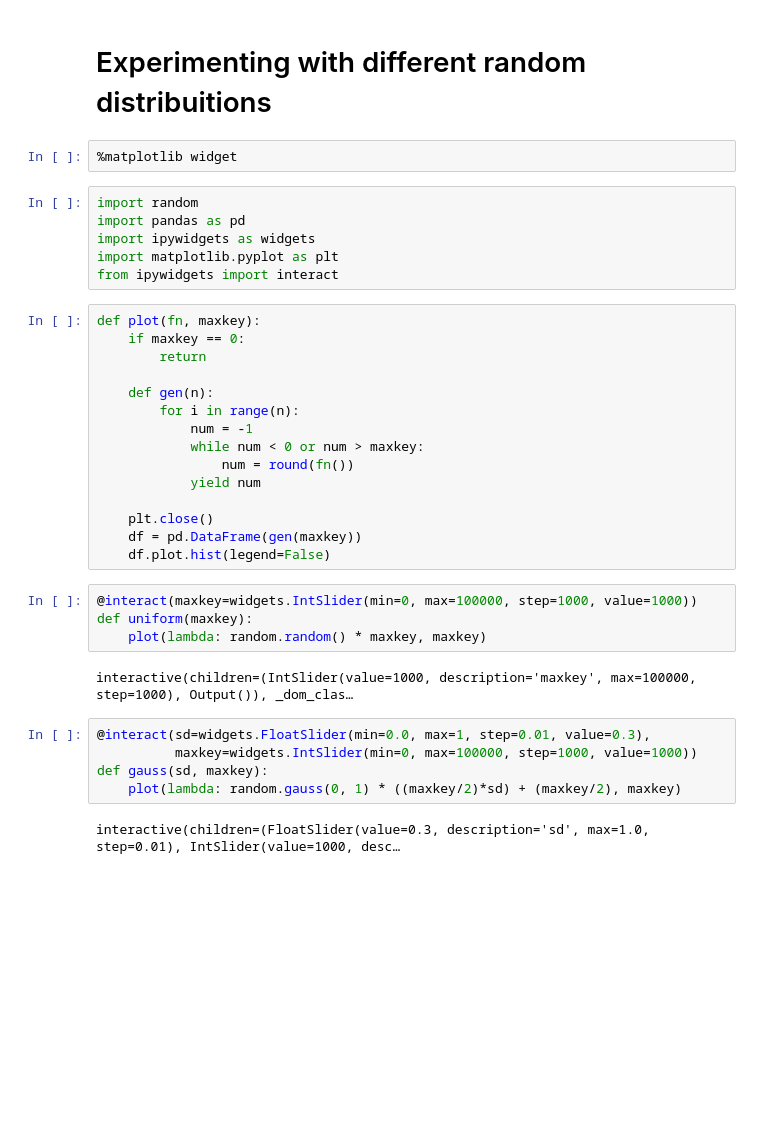
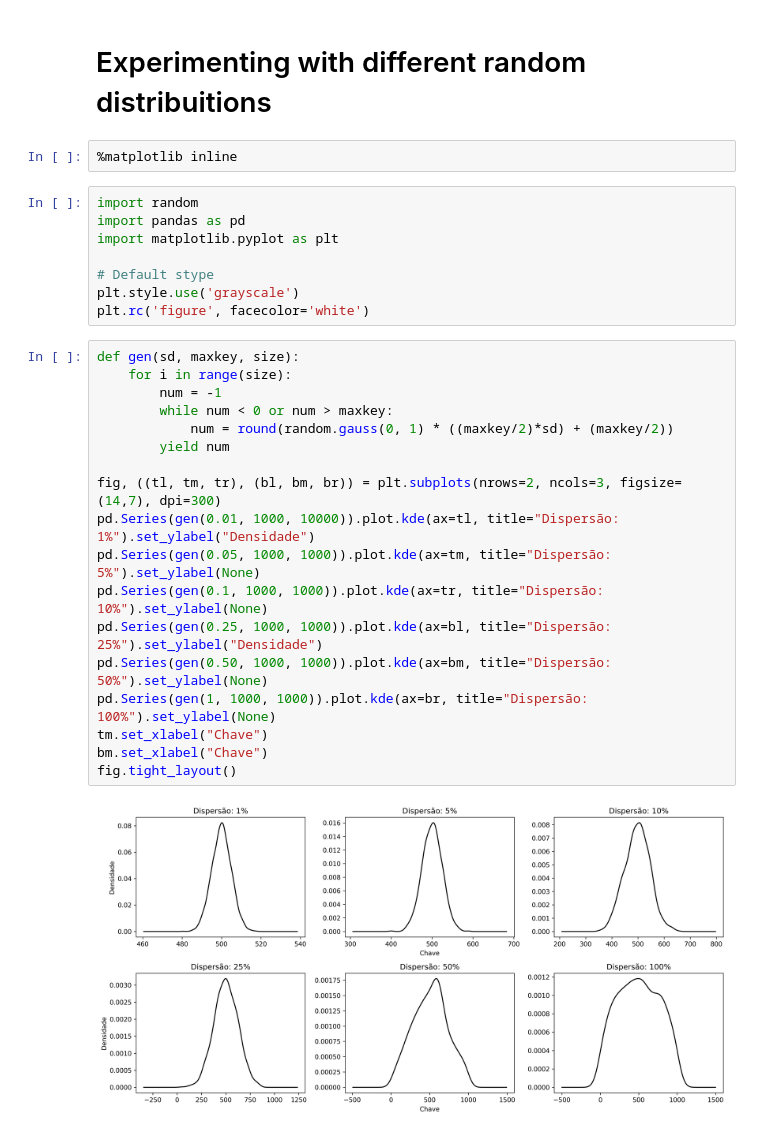
Before and after one commit to erickpintor/parallel-SMR, a Jupyter notebook: analysis/Random Distributions.ipynb, the cells around one changed output. Cells and saved outputs as stored; diff of their text form; blank space fills up the shorter version.

```diff
--- a/analysis/Random Distributions.ipynb
+++ b/analysis/Random Distributions.ipynb
@@ -1,38 +1,32 @@
 # %% [markdown]
 # Experimenting with different random distribuitions
 # %%
-%matplotlib widget
+%matplotlib inline
 # %%
 import random
 import pandas as pd
-import ipywidgets as widgets
 import matplotlib.pyplot as plt
-from ipywidgets import interact
+
+# Default stype
+plt.style.use('grayscale')
+plt.rc('figure', facecolor='white')
-# %%
-def plot(fn, maxkey):
-    if maxkey == 0:
-        return
-
-    def gen(n):
-        for i in range(n):
-            num = -1
-            while num < 0 or num > maxkey:
-                num = round(fn())
-            yield num
-
-    plt.close()
-    df = pd.DataFrame(gen(maxkey))
-    df.plot.hist(legend=False)
-# %%
-@interact(maxkey=widgets.IntSlider(min=0, max=100000, step=1000, value=1000))
-def uniform(maxkey):
-    plot(lambda: random.random() * maxkey, maxkey)
-# %% [output]
-interactive(children=(IntSlider(value=1000, description='maxkey', max=100000, step=1000), Output()), _dom_clas…
-# %%
-@interact(sd=widgets.FloatSlider(min=0.0, max=1, step=0.01, value=0.3),
-          maxkey=widgets.IntSlider(min=0, max=100000, step=1000, value=1000))
-def gauss(sd, maxkey):
-    plot(lambda: random.gauss(0, 1) * ((maxkey/2)*sd) + (maxkey/2), maxkey)
-# %% [output]
-interactive(children=(FloatSlider(value=0.3, description='sd', max=1.0, step=0.01), IntSlider(value=1000, desc…
+# %%
+def gen(sd, maxkey, size):
+    for i in range(size):
+        num = -1
+        while num < 0 or num > maxkey:
+            num = round(random.gauss(0, 1) * ((maxkey/2)*sd) + (maxkey/2))
+        yield num
+
+fig, ((tl, tm, tr), (bl, bm, br)) = plt.subplots(nrows=2, ncols=3, figsize=(14,7), dpi=300)
+pd.Series(gen(0.01, 1000, 10000)).plot.kde(ax=tl, title="Dispersão: 1%").set_ylabel("Densidade")
+pd.Series(gen(0.05, 1000, 1000)).plot.kde(ax=tm, title="Dispersão: 5%").set_ylabel(None)
+pd.Series(gen(0.1, 1000, 1000)).plot.kde(ax=tr, title="Dispersão: 10%").set_ylabel(None)
+pd.Series(gen(0.25, 1000, 1000)).plot.kde(ax=bl, title="Dispersão: 25%").set_ylabel("Densidade")
+pd.Series(gen(0.50, 1000, 1000)).plot.kde(ax=bm, title="Dispersão: 50%").set_ylabel(None)
+pd.Series(gen(1, 1000, 1000)).plot.kde(ax=br, title="Dispersão: 100%").set_ylabel(None)
+tm.set_xlabel("Chave")
+bm.set_xlabel("Chave")
+fig.tight_layout()
+# %% [output]
+[figure, added]
```
Also changed, not shown: 7 other files.
